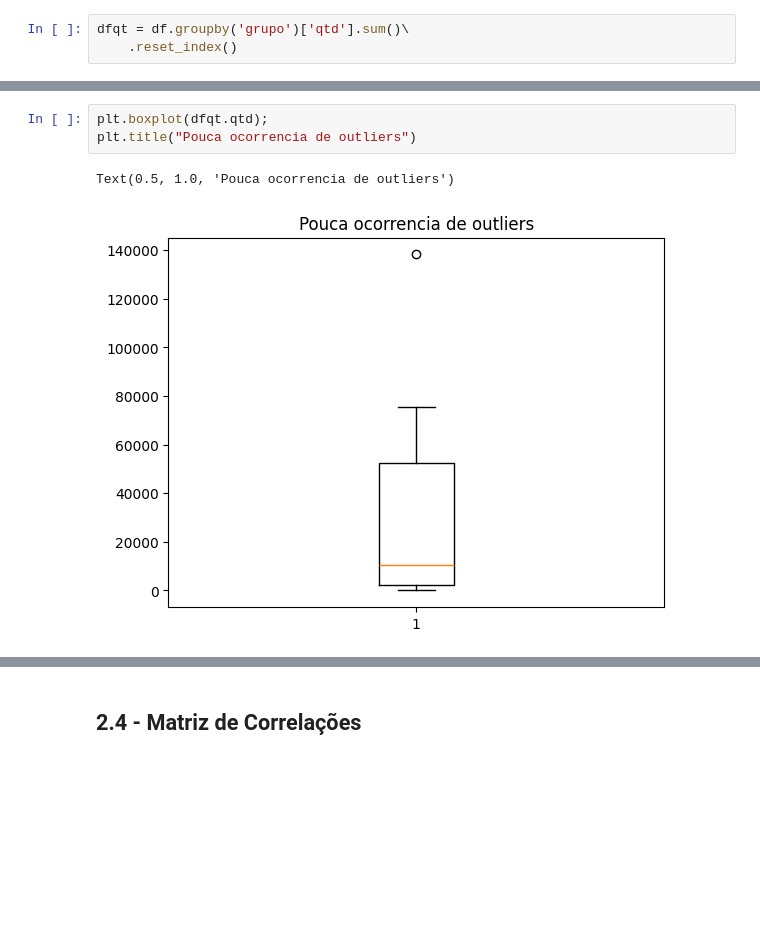
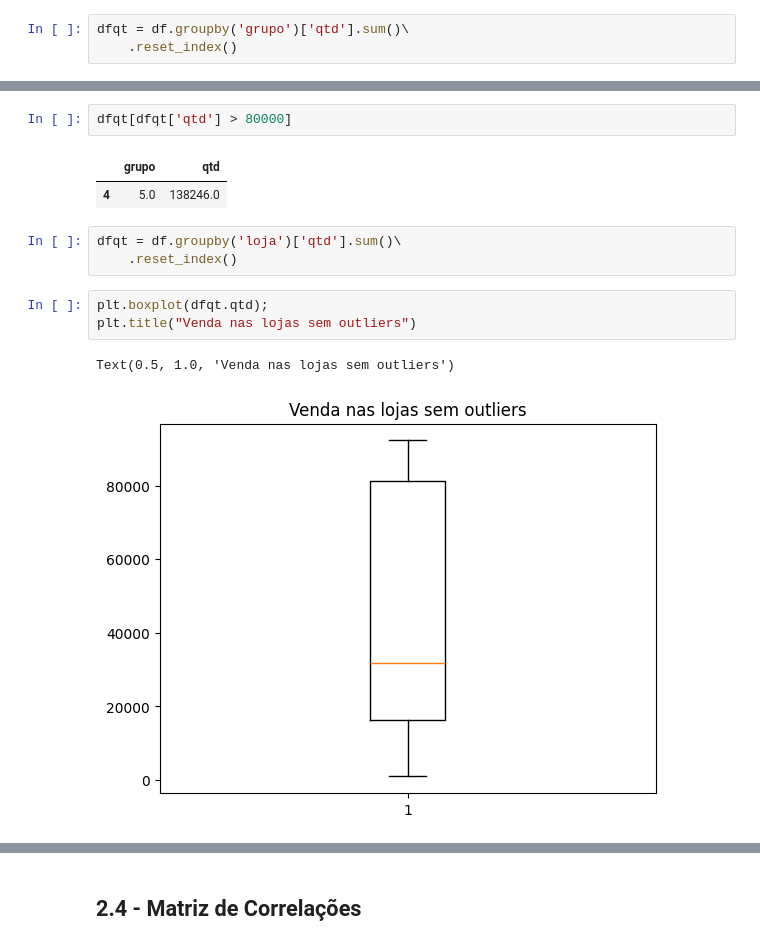
Before and after one commit to caiocolares/modelos_machine_learning, a Jupyter notebook: 2_analise_exploratoria_dos_dados.ipynb, the cells around one changed output, grey strips where cells are left out. Saved outputs shown, nothing was run; the diff lists cells and outputs as text; blank space fills up the shorter version.

```diff
--- a/2_analise_exploratoria_dos_dados.ipynb
+++ b/2_analise_exploratoria_dos_dados.ipynb
@@ -104,6 +110,14 @@ dfqt = df.groupby('grupo')['qtd'].sum()\
+# %%
+dfqt[dfqt['qtd'] > 80000]
+# %% [output]
+|  | grupo | qtd |
+| 4 | 5.0 | 138246.0 |
+# %%
+dfqt = df.groupby('loja')['qtd'].sum()\
+    .reset_index()
 # %%
 plt.boxplot(dfqt.qtd);
-plt.title("Pouca ocorrencia de outliers")
+plt.title("Venda nas lojas sem outliers")
 # %% [output]
-Text(0.5, 1.0, 'Pouca ocorrencia de outliers')
+Text(0.5, 1.0, 'Venda nas lojas sem outliers')
-[figure, old version]
+[figure, new version]
```
Also changed, not shown: parts of 7 cells of this notebook, 2 other files.
